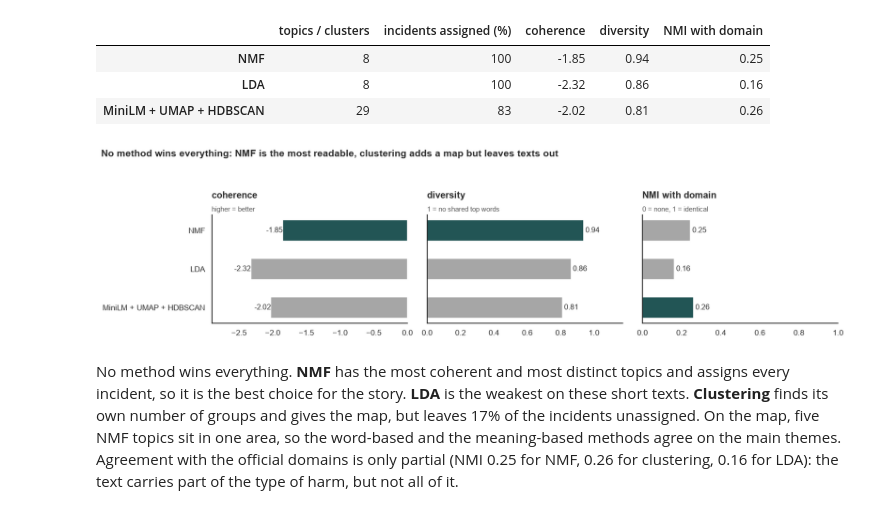
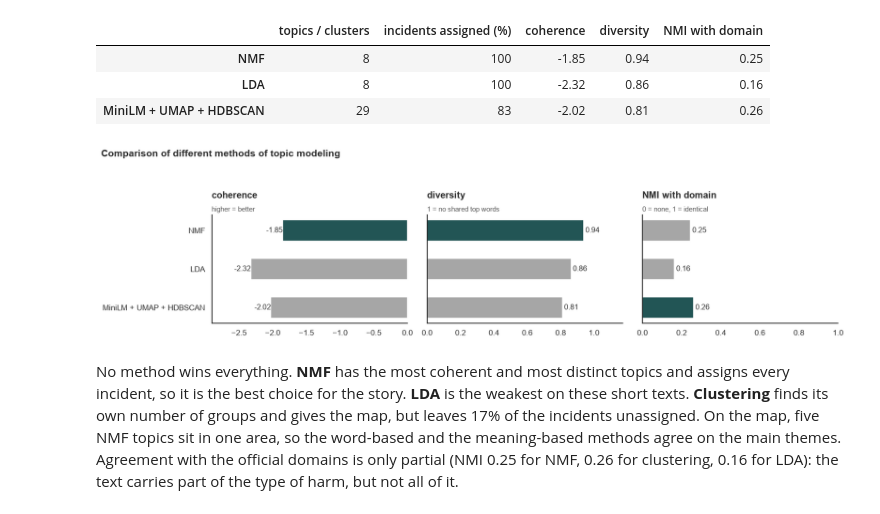
Before and after one commit to nnamyslowska/ai-incidents-analysis, a Jupyter notebook: ai_incidents.ipynb, the cells around one changed output. Saved outputs shown, nothing was run; the diff lists cells and outputs as text; code cells hidden in the pictures.

```diff
--- a/ai_incidents.ipynb
+++ b/ai_incidents.ipynb
@@ -1068,6 +1068,7 @@ plt.show()
 
 The subdomains show what the harm is. Each cell is the share of that subdomain among the classified incidents of the period; the coloured square shows the risk domain it belongs to.
 # %%
+top_sub = inc["subdomain"].value_counts().head(10).index
 heat = (pd.crosstab(inc["subdomain"], inc["period"], normalize="columns") * 100).loc[top_sub]
 heat.loc["Other subdomains"] = 100 - heat.sum()
 dom_of = inc.dropna(subset=["subdomain"]).groupby("subdomain")["dom_label"].agg(lambda s: s.mode()[0])
@@ -1721,24 +1717,24 @@ comparison.round(2)
 # %%
 fig, axes = plt.subplots(1, 3, figsize=(15, 3.6), sharey=True)
 for ax, col, note in [(axes[0], "coherence", "higher = better"), (axes[1], "diversity", "1 = no shared top words"),
                       (axes[2], "NMI with domain", "0 = none, 1 = identical")]:
     v = comparison[col]
     colors = [CMP_A if m == v.idxmax() else CMP_B for m in v.index]
     ax.barh(v.index[::-1], v.values[::-1], color=colors[::-1], height=0.55)
     for yi, val in enumerate(v.values[::-1]):
         ax.text(val, yi, f" {val:.2f}", va="center", ha="left" if val >= 0 else "right", fontsize=10.5)
     titles(ax, col, note)
     if col == "coherence":
         ax.set_xlim(v.min() * 1.25, 0)
     else:
         ax.set_xlim(0, max(1, v.max() * 1.25))
-fig.suptitle("No method wins everything: NMF is the most readable, clustering adds a map but leaves texts out",
+fig.suptitle("Comparison of different methods of topic modeling",
              x=0.01, ha="left", fontsize=13.5, fontweight="bold", y=1.08)
 fig.tight_layout()
 save(fig, "16_method_comparison")
 plt.show()
 # %% [output]
-[figure, old version]
+[figure, new version]
 # %% [markdown]
 No method wins everything. **NMF** has the most coherent and most distinct topics and assigns every incident, so it is the best choice for the story. **LDA** is the weakest on these short texts. **Clustering** finds its own number of groups and gives the map, but leaves 17% of the incidents unassigned. On the map, five NMF topics sit in one area, so the word-based and the meaning-based methods agree on the main themes. Agreement with the official domains is only partial (NMI 0.25 for NMF, 0.26 for clustering, 0.16 for LDA): the text carries part of the type of harm, but not all of it.
 # %% [markdown]
```
Also changed, not shown: parts of 10 cells of this notebook.
